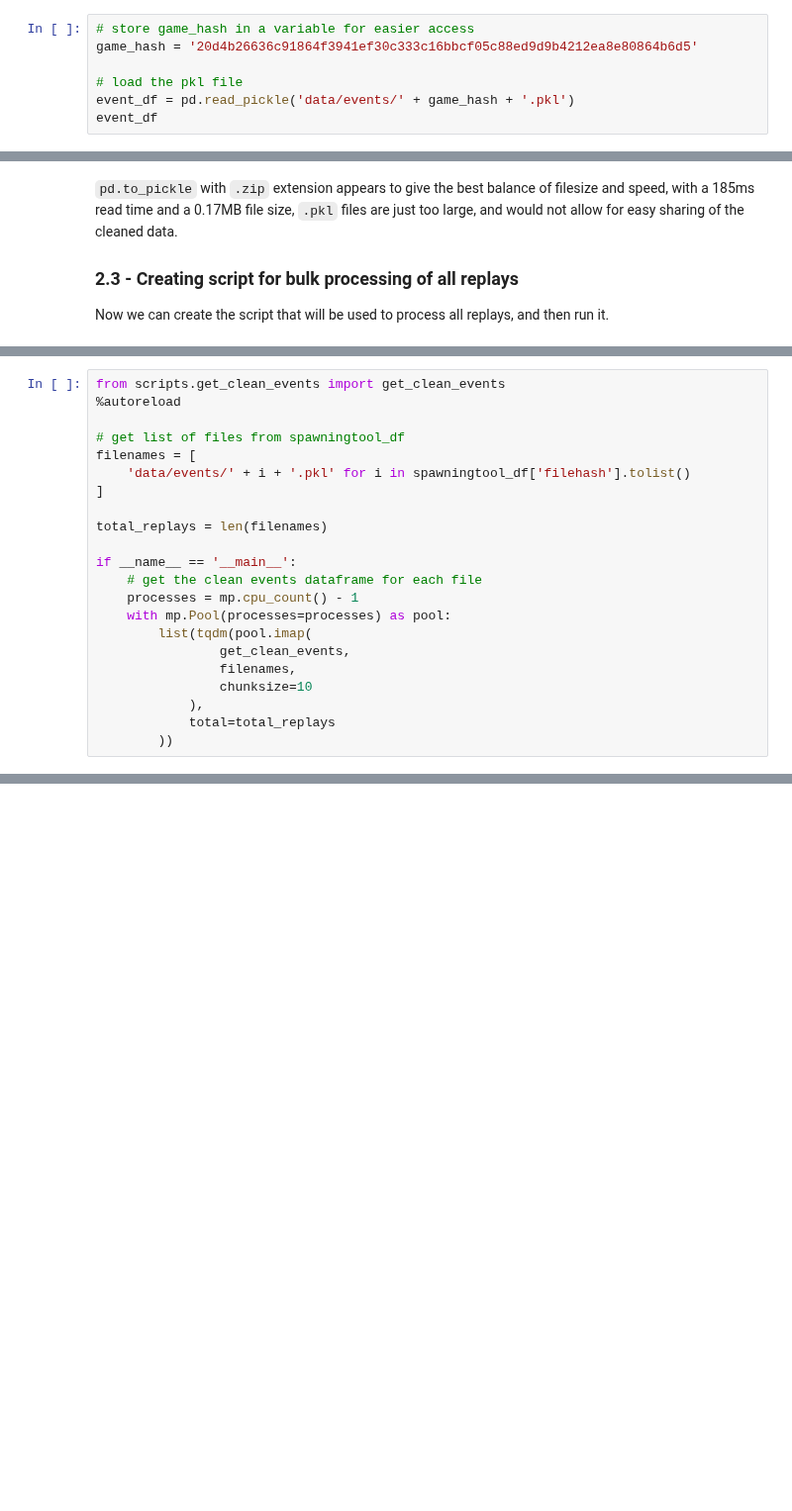
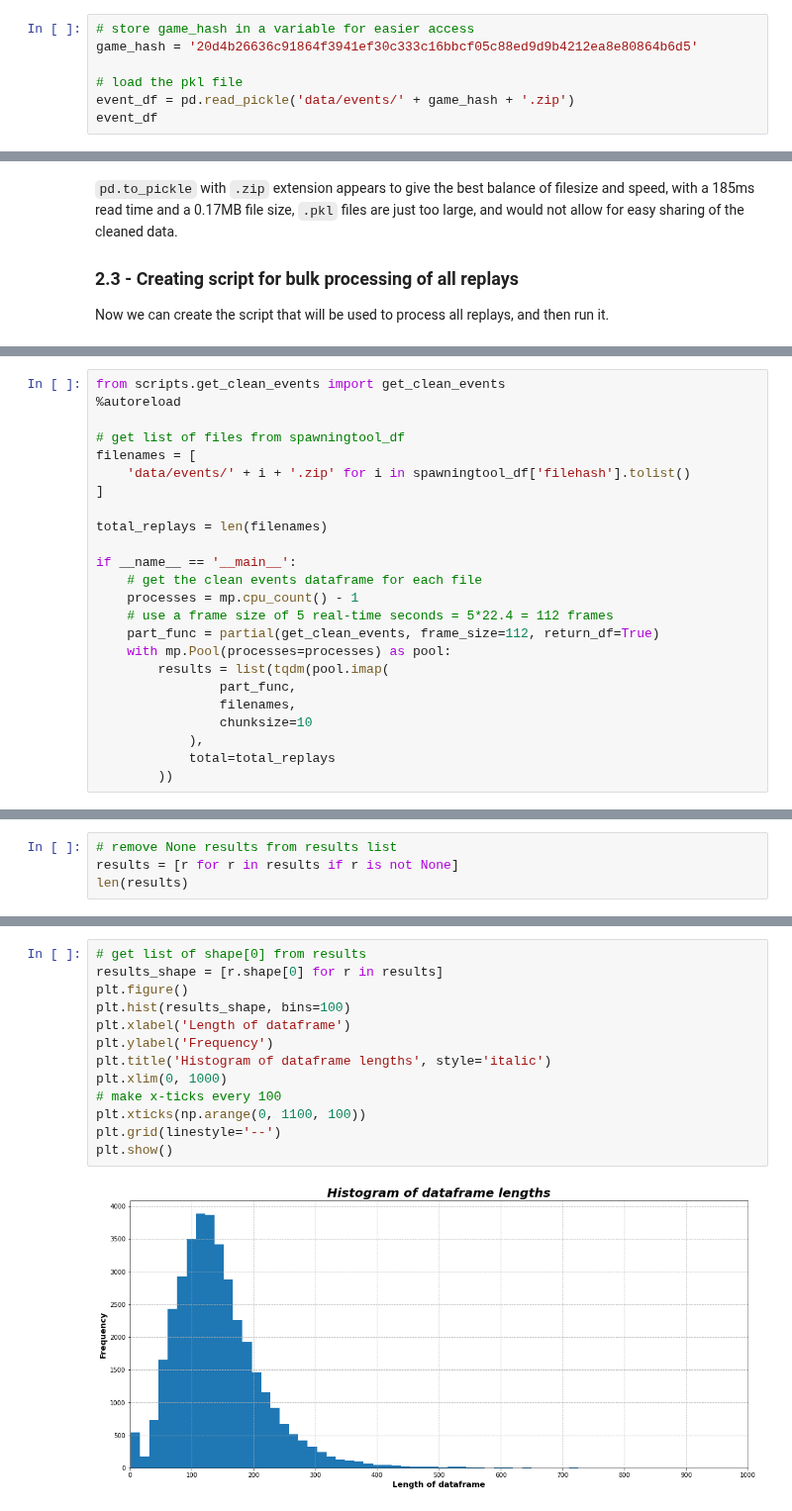
Before and after one commit to jared-a-lloyd/sc2-modeling, a Jupyter notebook: Notebook 1 - Data Collection.ipynb, the cells around one changed output, grey strips where cells are left out. Shown at 99% size. Cells and saved outputs as stored; diff of their text form; blank space fills up the shorter version.

```diff
--- a/Notebook 1 - Data Collection.ipynb
+++ b/Notebook 1 - Data Collection.ipynb
@@ -1502,7 +1508,7 @@ The step-by-step process outlined below will be combined into a single function
 game_hash = '20d4b26636c91864f3941ef30c333c16bbcf05c88ed9d9b4212ea8e80864b6d5'
 
 # load the pkl file
-event_df = pd.read_pickle('data/events/' + game_hash + '.pkl')
+event_df = pd.read_pickle('data/events/' + game_hash + '.zip')
 event_df
 # %% [output]
 |  | frame | name | pid | second | sid | type | uid | count | upgrade_type_name | ... |
@@ -3384,7 +3425,7 @@ from scripts.get_clean_events import get_clean_events
 
 # get list of files from spawningtool_df
 filenames = [
-    'data/events/' + i + '.pkl' for i in spawningtool_df['filehash'].tolist()
+    'data/events/' + i + '.zip' for i in spawningtool_df['filehash'].tolist()
 ]
 
 total_replays = len(filenames)
@@ -3392,9 +3433,11 @@ total_replays = len(filenames)
 if __name__ == '__main__':
     # get the clean events dataframe for each file
     processes = mp.cpu_count() - 1
+    # use a frame size of 5 real-time seconds = 5*22.4 = 112 frames
+    part_func = partial(get_clean_events, frame_size=112, return_df=True)
     with mp.Pool(processes=processes) as pool:
-        list(tqdm(pool.imap(
-                get_clean_events,
+        results = list(tqdm(pool.imap(
+                part_func,
                 filenames,
                 chunksize=10
             ),
@@ -3404,0 +3446,4 @@ KeyError: 'unit_id'
+# %%
+# remove None results from results list
+results = [r for r in results if r is not None]
+len(results)
@@ -3404,0 +3524,15 @@ KeyError: 'unit_id'
+# %%
+# get list of shape[0] from results
+results_shape = [r.shape[0] for r in results]
+plt.figure()
+plt.hist(results_shape, bins=100)
+plt.xlabel('Length of dataframe')
+plt.ylabel('Frequency')
+plt.title('Histogram of dataframe lengths', style='italic')
+plt.xlim(0, 1000)
+# make x-ticks every 100
+plt.xticks(np.arange(0, 1100, 100))
+plt.grid(linestyle='--')
+plt.show()
+# %% [output]
+[figure, added]
```
Also changed, not shown: parts of 22 cells of this notebook, 7 other files.
